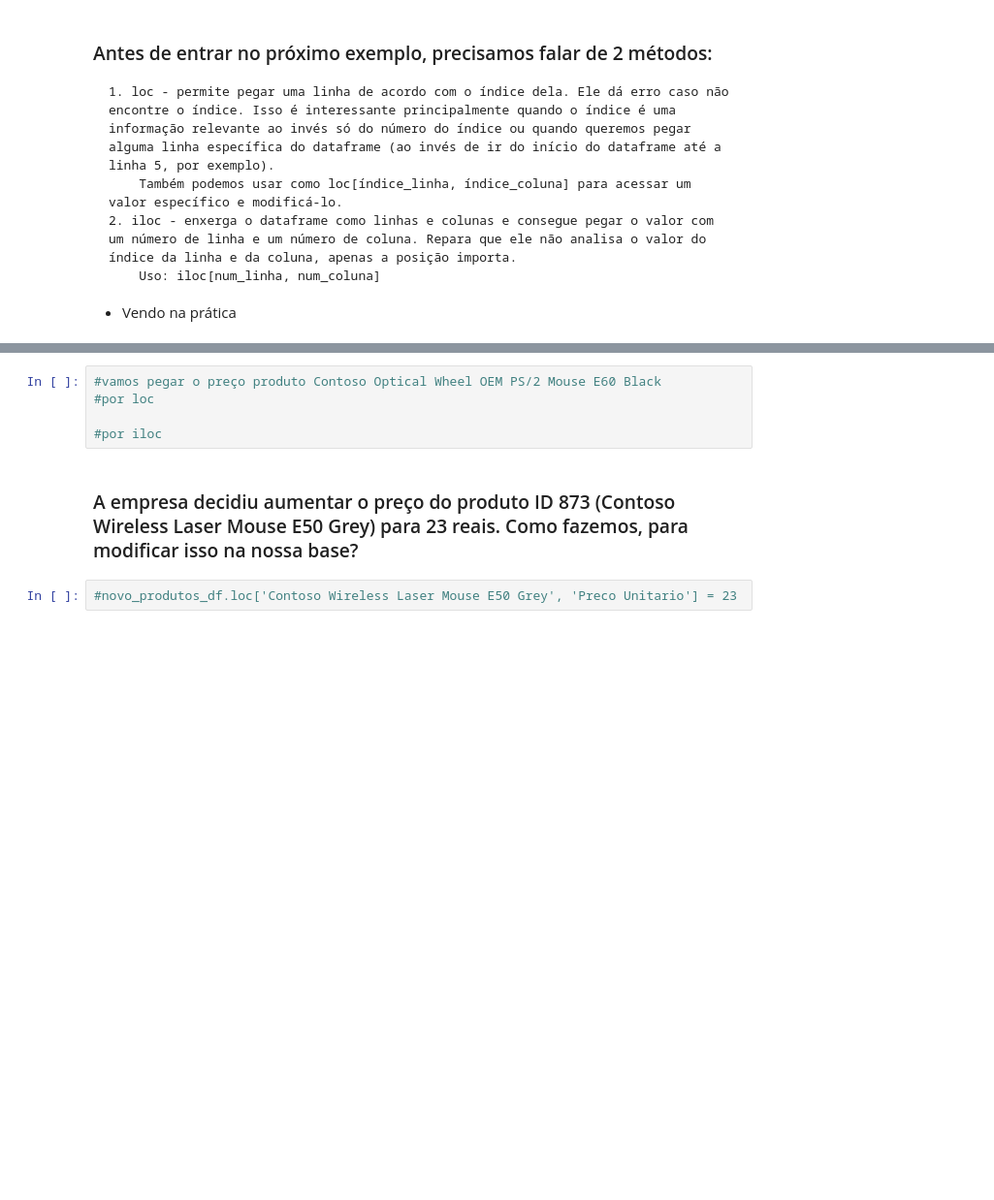
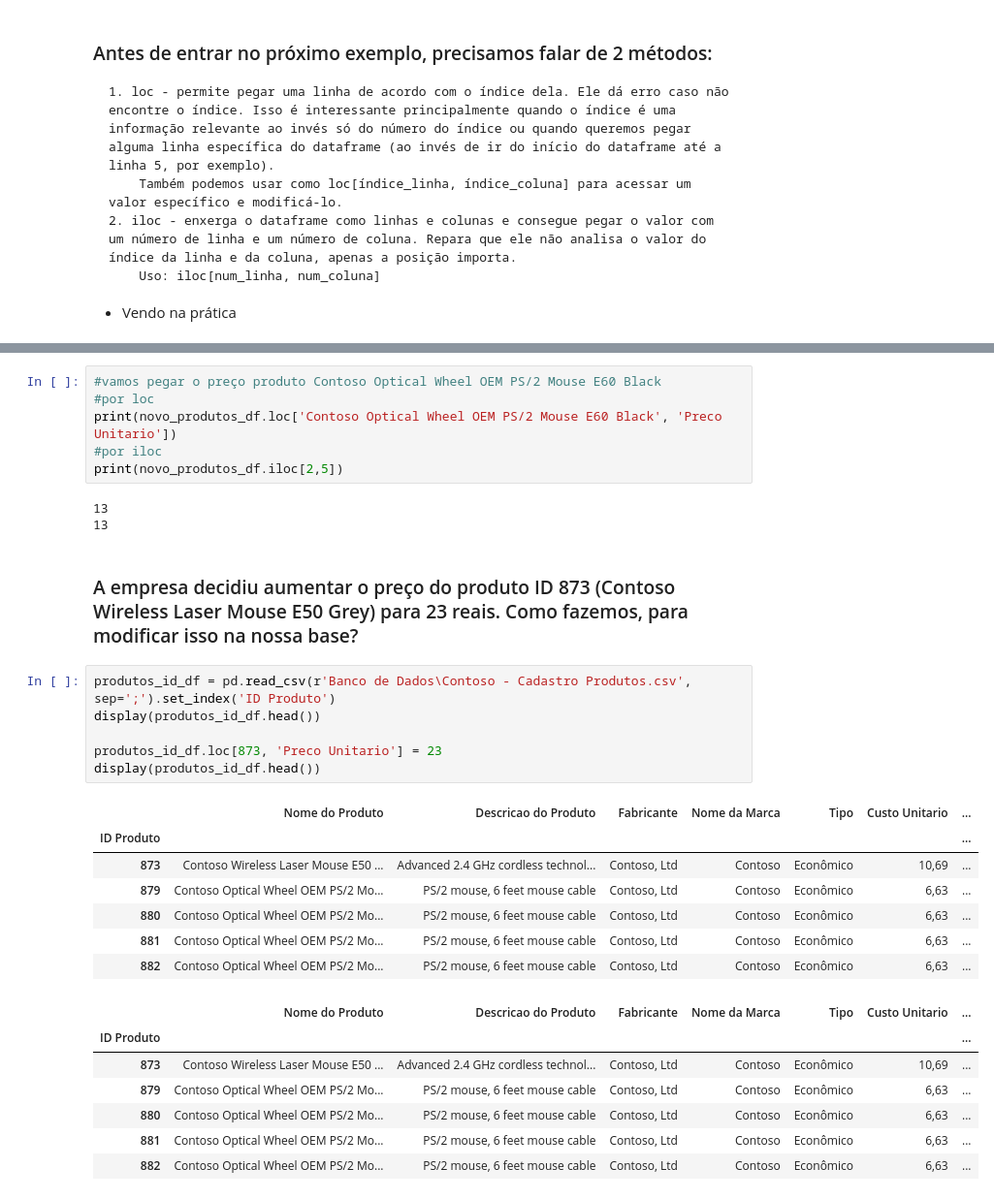
Before and after one commit to DiegoMonutti/python-impressionador, a Jupyter notebook: Mod 16 - Análise de Dados Pandas - Integração Python e Excel/Pandas 07.ipynb, the cells around one changed output, grey strips where cells are left out. Shown at 97% size. Drawn from its saved outputs; the diff is of its cells as text; blank space fills up the shorter version.

```diff
--- a/Mod 16 - Análise de Dados Pandas - Integração Python e Excel/Pandas 07.ipynb
+++ b/Mod 16 - Análise de Dados Pandas - Integração Python e Excel/Pandas 07.ipynb
@@ -42,9 +106,32 @@ display(novo_produtos_df.head())
 # %%
 #vamos pegar o preço produto Contoso Optical Wheel OEM PS/2 Mouse E60 Black
 #por loc
-
+print(novo_produtos_df.loc['Contoso Optical Wheel OEM PS/2 Mouse E60 Black', 'Preco Unitario'])
 #por iloc
+print(novo_produtos_df.iloc[2,5])
+# %% [output]
+13
+13
 # %% [markdown]
 ### A empresa decidiu aumentar o preço do produto ID 873 (Contoso Wireless Laser Mouse E50 Grey) para 23 reais. Como fazemos, para modificar isso na nossa base?
-# %%
-#novo_produtos_df.loc['Contoso Wireless Laser Mouse E50 Grey', 'Preco Unitario'] = 23
+# %%
+produtos_id_df = pd.read_csv(r'Banco de Dados\Contoso - Cadastro Produtos.csv', sep=';').set_index('ID Produto')
+display(produtos_id_df.head())
+
+produtos_id_df.loc[873, 'Preco Unitario'] = 23
+display(produtos_id_df.head())
+# %% [output]
+|  | Nome do Produto | Descricao do Produto | Fabricante | Nome da Marca | Tipo | Custo Unitario | ... |
+| ID Produto |  |  |  |  |  |  | ... |
+| 873 | Contoso Wireless Laser Mouse E50 ... | Advanced 2.4 GHz cordless technol... | Contoso, Ltd | Contoso | Econômico | 10,69 | ... |
+| 879 | Contoso Optical Wheel OEM PS/2 Mo... | PS/2 mouse, 6 feet mouse cable | Contoso, Ltd | Contoso | Econômico | 6,63 | ... |
+| 880 | Contoso Optical Wheel OEM PS/2 Mo... | PS/2 mouse, 6 feet mouse cable | Contoso, Ltd | Contoso | Econômico | 6,63 | ... |
+| 881 | Contoso Optical Wheel OEM PS/2 Mo... | PS/2 mouse, 6 feet mouse cable | Contoso, Ltd | Contoso | Econômico | 6,63 | ... |
+| 882 | Contoso Optical Wheel OEM PS/2 Mo... | PS/2 mouse, 6 feet mouse cable | Contoso, Ltd | Contoso | Econômico | 6,63 | ... |
+|  | Nome do Produto | Descricao do Produto | Fabricante | Nome da Marca | Tipo | Custo Unitario | ... |
+| ID Produto |  |  |  |  |  |  | ... |
+| 873 | Contoso Wireless Laser Mouse E50 ... | Advanced 2.4 GHz cordless technol... | Contoso, Ltd | Contoso | Econômico | 10,69 | ... |
+| 879 | Contoso Optical Wheel OEM PS/2 Mo... | PS/2 mouse, 6 feet mouse cable | Contoso, Ltd | Contoso | Econômico | 6,63 | ... |
+| 880 | Contoso Optical Wheel OEM PS/2 Mo... | PS/2 mouse, 6 feet mouse cable | Contoso, Ltd | Contoso | Econômico | 6,63 | ... |
+| 881 | Contoso Optical Wheel OEM PS/2 Mo... | PS/2 mouse, 6 feet mouse cable | Contoso, Ltd | Contoso | Econômico | 6,63 | ... |
+| 882 | Contoso Optical Wheel OEM PS/2 Mo... | PS/2 mouse, 6 feet mouse cable | Contoso, Ltd | Contoso | Econômico | 6,63 | ... |
```
Also changed, not shown: parts of 4 cells of this notebook.
